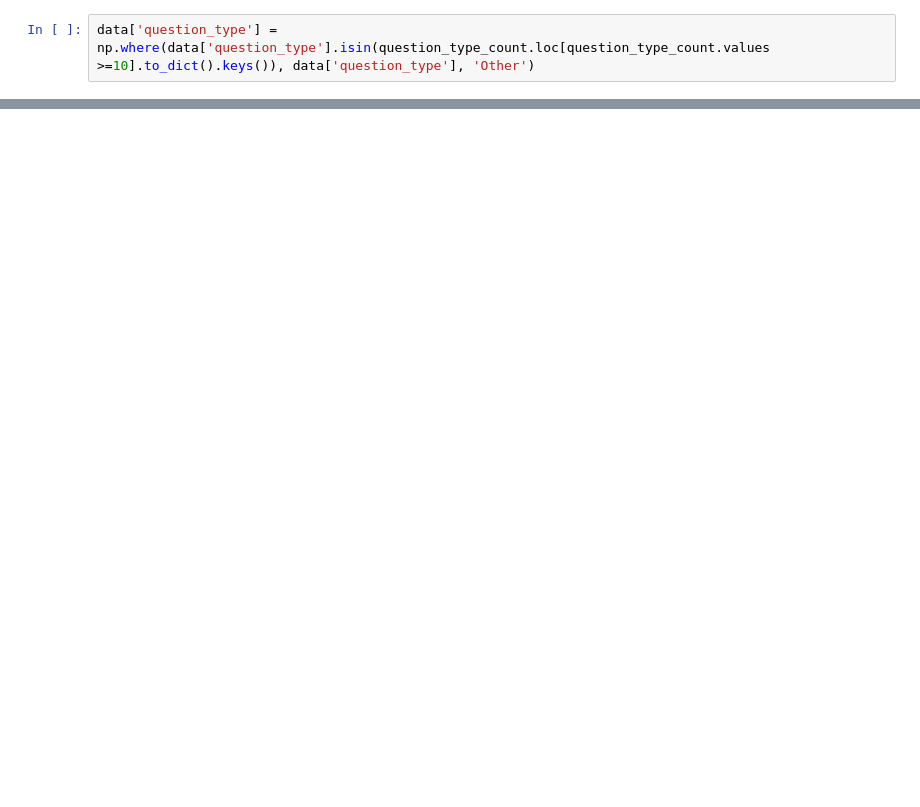
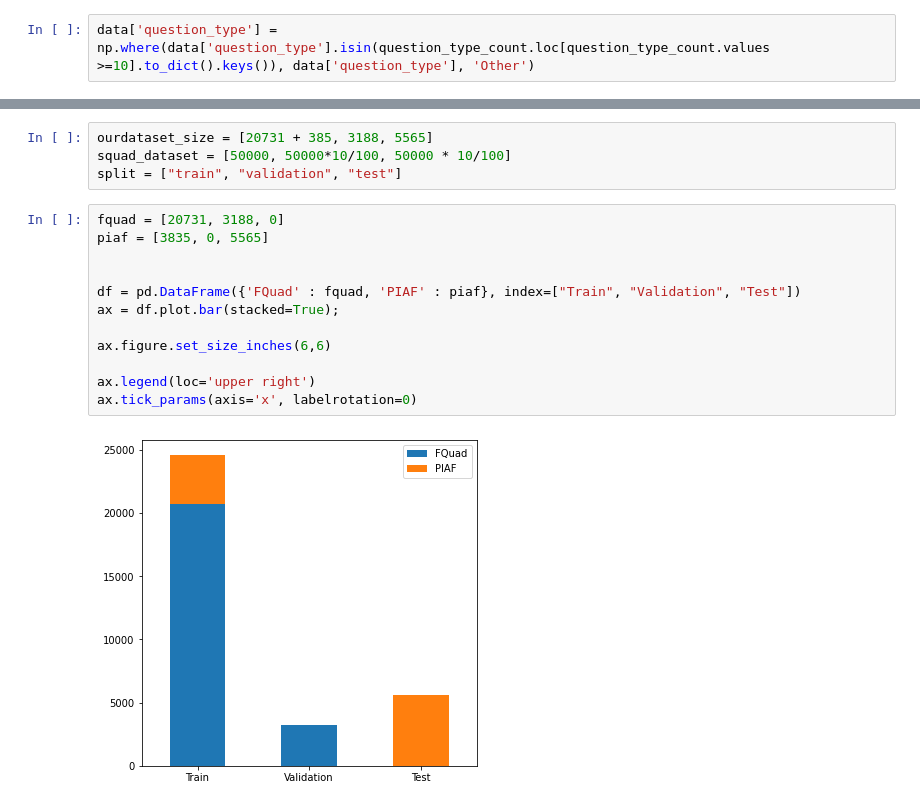
Before and after one commit to espoirMur/unsupervised-open-domain-french-question-answering, a Jupyter notebook: notebooks/analyze answers.ipynb, the cells around one changed output, grey strips where cells are left out. Cells and saved outputs as stored; diff of their text form; blank space fills up the shorter version.

```diff
--- a/notebooks/analyze answers.ipynb
+++ b/notebooks/analyze answers.ipynb
@@ -124,0 +280,18 @@ gcloud compute scp  --recurse data/corpus/french-qa/{fquad-with-multi-context-wi
+# %%
+ourdataset_size = [20731 + 385, 3188, 5565]
+squad_dataset = [50000, 50000*10/100, 50000 * 10/100]
+split = ["train", "validation", "test"]
+# %%
+fquad = [20731, 3188, 0]
+piaf = [3835, 0, 5565]
+
+
+df = pd.DataFrame({'FQuad' : fquad, 'PIAF' : piaf}, index=["Train", "Validation", "Test"])
+ax = df.plot.bar(stacked=True);
+
+ax.figure.set_size_inches(6,6)
+
+ax.legend(loc='upper right')
+ax.tick_params(axis='x', labelrotation=0)
+# %% [output]
+[figure, added]
```
Also changed, not shown: parts of 87 cells of this notebook, 30 other files.
